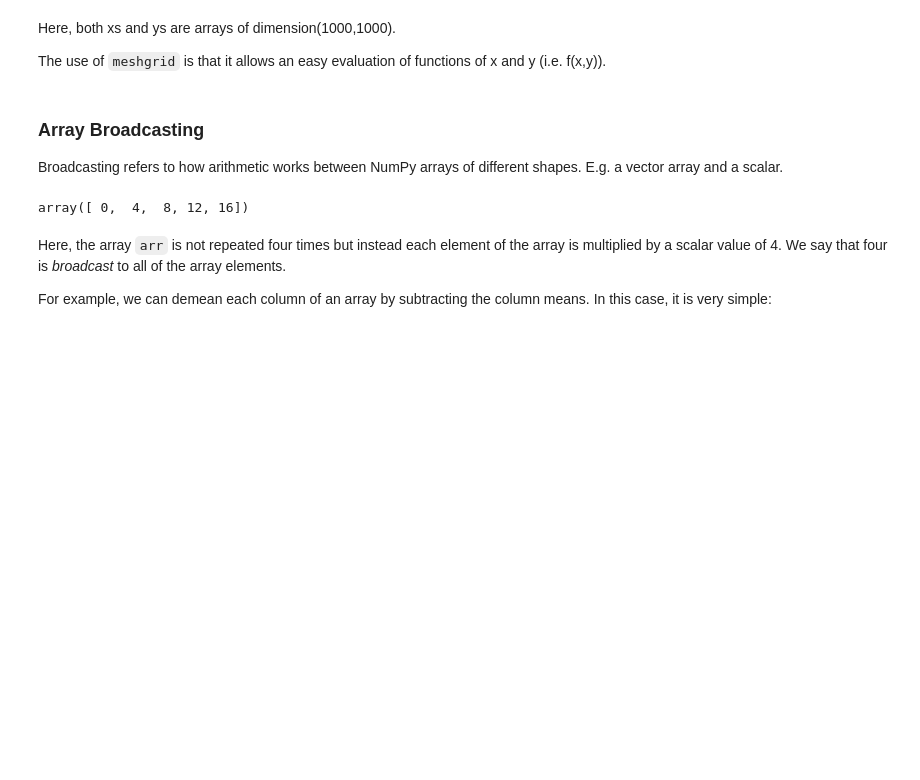
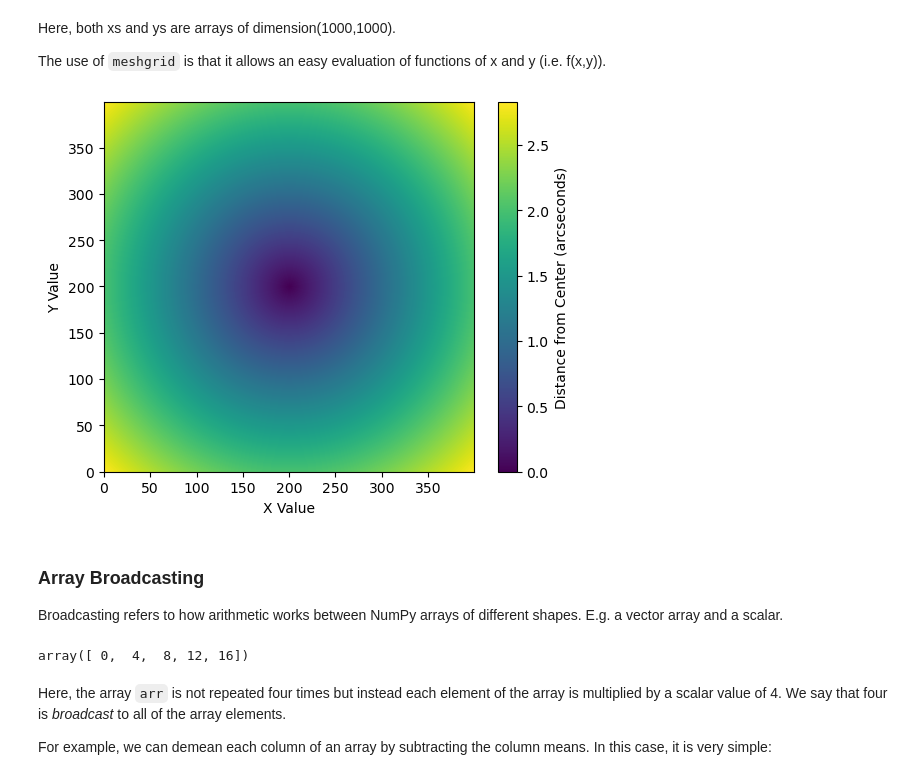
Before and after one commit to thaynecurrie/phys7903_fall2025, a Jupyter notebook: ScientificPythonNotes/NumPy/Python_NumPy_part4.ipynb, the cells around one changed output. Saved outputs shown, nothing was run; the diff lists cells and outputs as text; code cells hidden in the pictures; blank space fills up the shorter version.

Commit message:
added sect5 notes and stuff

```diff
--- a/ScientificPythonNotes/NumPy/Python_NumPy_part4.ipynb
+++ b/ScientificPythonNotes/NumPy/Python_NumPy_part4.ipynb
@@ -472,6 +470,52 @@ print(len(points),xs.shape,ys.shape)
 Here, both xs and ys are arrays of dimension(1000,1000).
 
 The use of ``meshgrid`` is that it allows an easy evaluation of functions of x and y (i.e. f(x,y)).
+# %%
+#e.g. create a grid of distances from some center point
+
+#let's have a detector with a square array with dimensions of 400 by 400 pixels
+#set the pixel scale to be 0.01 milli-arcseconds per pixel
+
+points=np.arange(400)
+#set the pixel scale to some value
+pixscale=0.01
+
+xarr,yarr=np.meshgrid(points,points)
+
+#Ex. 1
+center=np.array( (len(points)//2,len(points)//2) ) #set the center to be at pixel 200,200 [indexed from 0]
+#OR
+#Ex. 2
+#offset=150
+#center=np.array( (len(points)//2-offset,len(points)//2) ) #set the center to be at pixel 100,200 [indexed from 0]
+
+#print(center) a diagnostic
+distance_from_center=np.sqrt( (xarr-center[0])**2 + (yarr-center[1])**2 )*pixscale
+
+##NOTE: in real images that you will read in for astronomy/planetary science -- i.e. from a fits file -- the dimensions are SWITCHED
+#i.e. image = f(y,x), not f(x,y)
+
+#now do a simple image display setup (we will discuss this later in the course)
+
+import matplotlib.pyplot as plt #importing the plotting library Matplotlib
+
+
+fig, ax = plt.subplots() #will explain later
+
+
+ #define the extent manually: note, this is technically not needed
+extrange=list(np.array([np.min(xarr),np.max(xarr),np.min(yarr),np.max(yarr)]))
+
+darr=ax.imshow(distance_from_center,origin='lower',cmap='viridis',extent=extrange) #plotting an image, returning the result as an object
+#darr=ax.imshow(distance_from_center,origin='lower',cmap='viridis')
+
+#plot the image object intensity scale
+ax.set_xlabel('X Value')
+ax.set_ylabel('Y Value')
+fig.colorbar(darr,ax=ax,orientation='vertical',label='Distance from Center (arcseconds)')
+plt.show()
+# %% [output]
+[figure, added]
 # %% [markdown]
 ### Array Broadcasting
 
```
Also changed, not shown: parts of 34 cells of this notebook, 5 other files.
